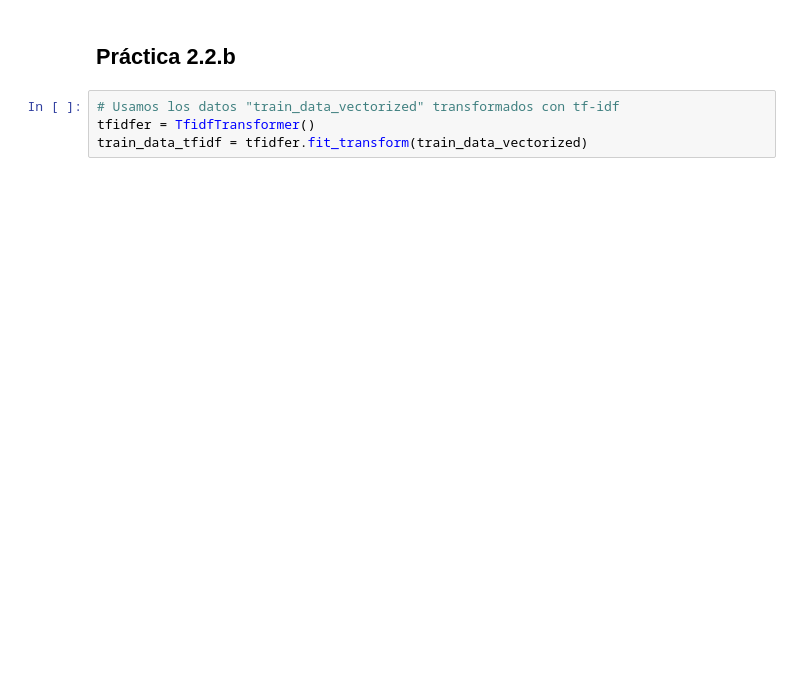
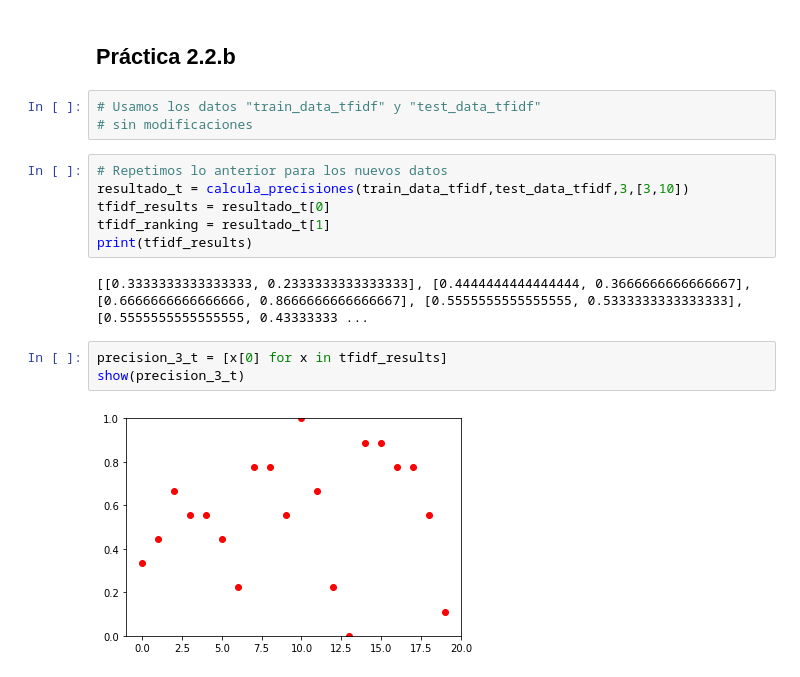
Before and after one commit to frblazquez/IA, a Jupyter notebook: Practice 2.2/Practica2.2.ipynb, the cells around one changed output. Cells and saved outputs as stored; diff of their text form; blank space fills up the shorter version.

```diff
--- a/Practice 2.2/Practica2.2.ipynb
+++ b/Practice 2.2/Practica2.2.ipynb
@@ -49,6 +226,18 @@ array([[0.05370862],
 # %% [markdown]
 ## Práctica 2.2.b
-# %%
-# Usamos los datos "train_data_vectorized" transformados con tf-idf
-tfidfer = TfidfTransformer()
-train_data_tfidf = tfidfer.fit_transform(train_data_vectorized)
+# %%
+# Usamos los datos "train_data_tfidf" y "test_data_tfidf"
+# sin modificaciones
+# %%
+# Repetimos lo anterior para los nuevos datos
+resultado_t = calcula_precisiones(train_data_tfidf,test_data_tfidf,3,[3,10])
+tfidf_results = resultado_t[0]
+tfidf_ranking = resultado_t[1]
+print(tfidf_results)
+# %% [output]
+[[0.3333333333333333, 0.2333333333333333], [0.4444444444444444, 0.3666666666666667], [0.6666666666666666, 0.8666666666666667], [0.5555555555555555, 0.5333333333333333], [0.5555555555555555, 0.43333333 ...
+# %%
+precision_3_t = [x[0] for x in tfidf_results]
+show(precision_3_t)
+# %% [output]
+[figure, added]
```
Also changed, not shown: parts of 32 cells of this notebook.
